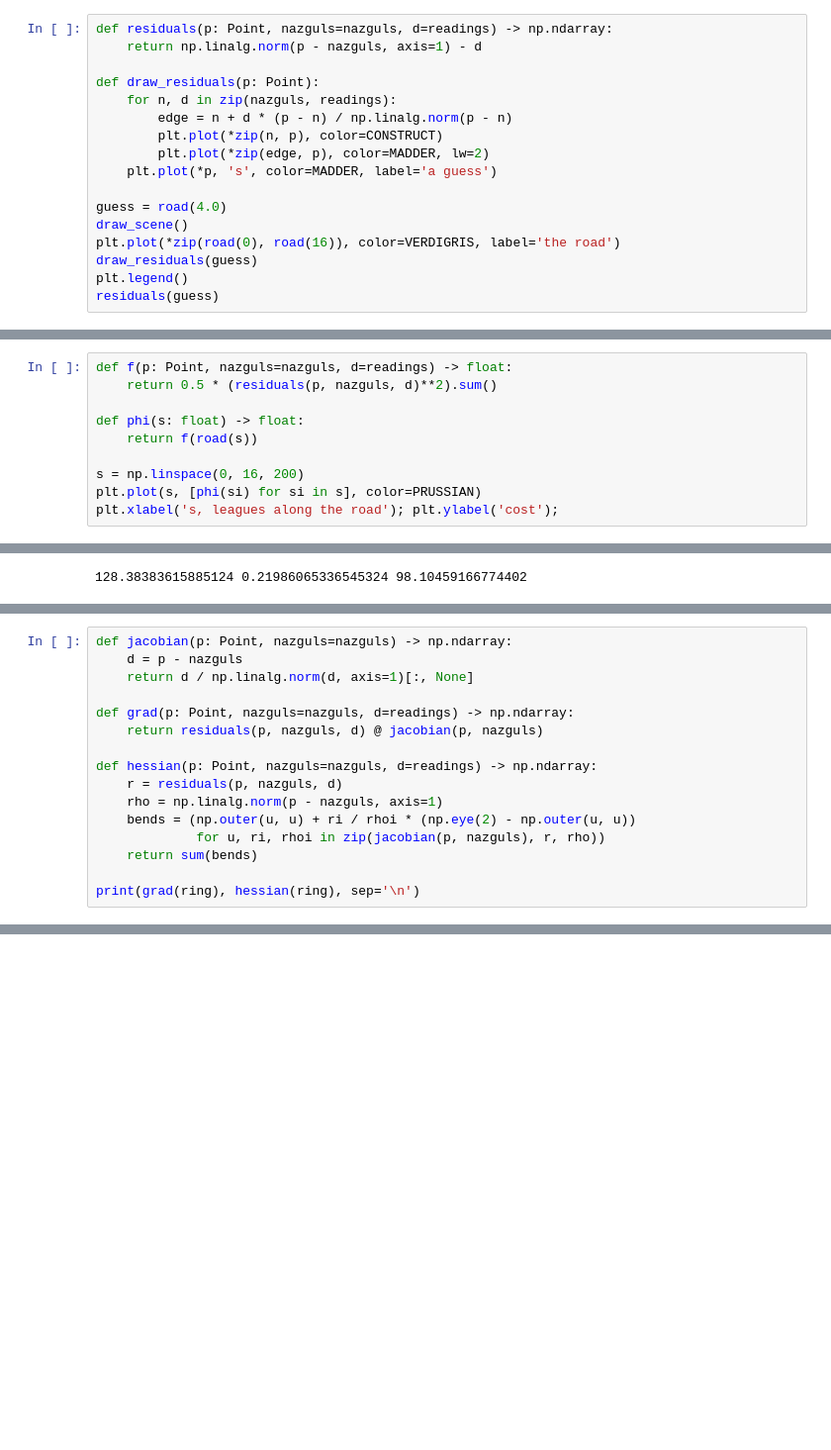
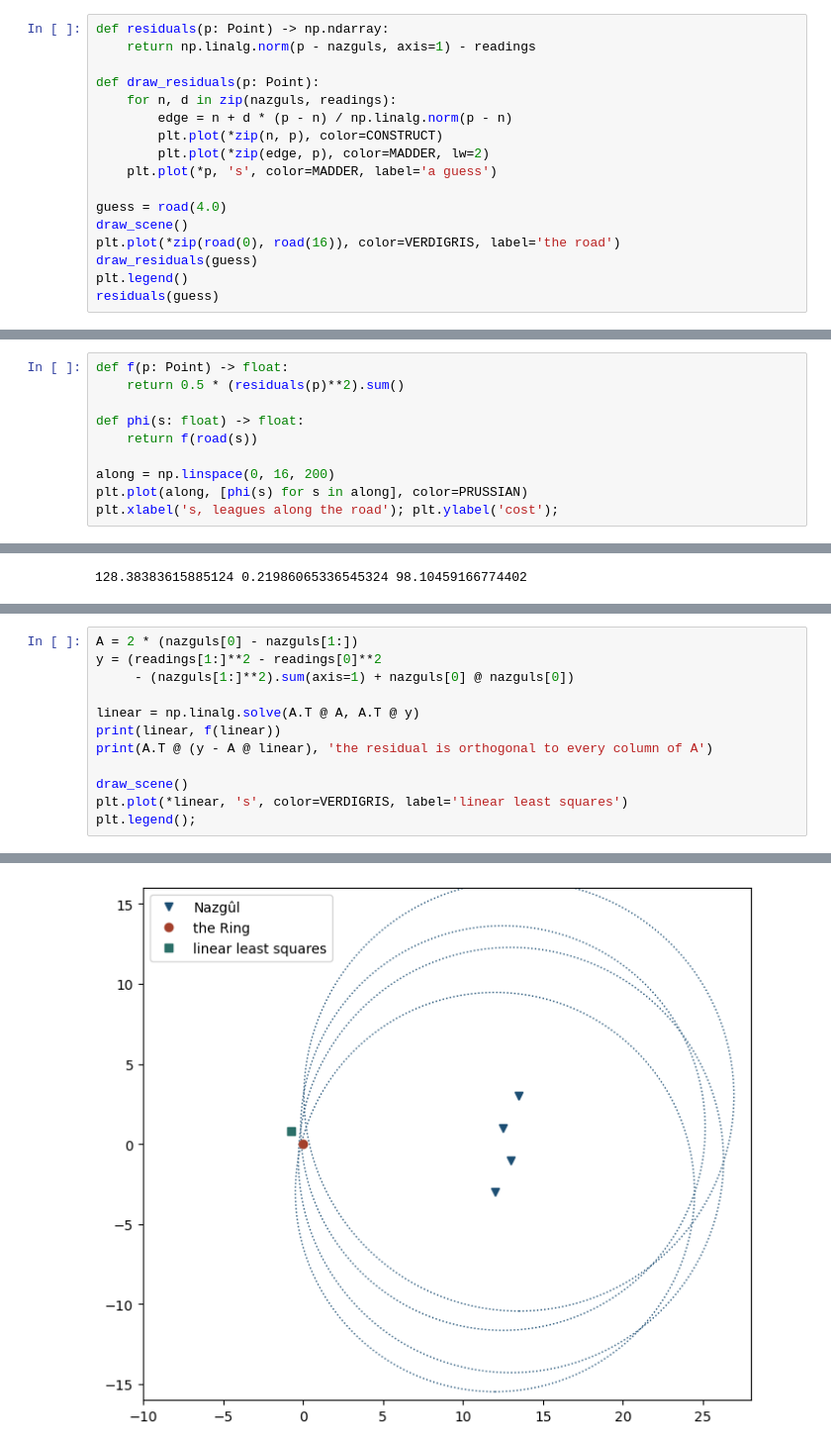
Before and after one commit to vidstige/cookie-talks, a Jupyter notebook: optimization/optimization.ipynb, the cells around one changed output, grey strips where cells are left out. Shown at 99% size. Drawn from its saved outputs; the diff is of its cells as text; blank space fills up the shorter version.

```diff
--- a/optimization/optimization.ipynb
+++ b/optimization/optimization.ipynb
@@ -75,8 +76,8 @@ $$r_i(p) = \lVert p - n_i \rVert - d_i$$
 where $n_i$ is where the Nazgûl stands and $d_i$ is its reading. In the figure,
 the residuals are the red gaps between a guess on the road and the circles.
 # %%
-def residuals(p: Point, nazguls=nazguls, d=readings) -> np.ndarray:
-    return np.linalg.norm(p - nazguls, axis=1) - d
+def residuals(p: Point) -> np.ndarray:
+    return np.linalg.norm(p - nazguls, axis=1) - readings
 
 def draw_residuals(p: Point):
     for n, d in zip(nazguls, readings):
@@ -105,14 +106,14 @@ Every optimization problem has this shape: an input that may be varied, and one
 number to make as small as possible. On the road the input is $s$, and the cost
 is $\phi(s) = f(\mathrm{road}(s))$.
 # %%
-def f(p: Point, nazguls=nazguls, d=readings) -> float:
-    return 0.5 * (residuals(p, nazguls, d)**2).sum()
+def f(p: Point) -> float:
+    return 0.5 * (residuals(p)**2).sum()
 
 def phi(s: float) -> float:
     return f(road(s))
 
-s = np.linspace(0, 16, 200)
-plt.plot(s, [phi(si) for si in s], color=PRUSSIAN)
+along = np.linspace(0, 16, 200)
+plt.plot(along, [phi(s) for s in along], color=PRUSSIAN)
 plt.xlabel('s, leagues along the road'); plt.ylabel('cost');
 # %% [output]
 [figure]
@@ -222,17 +234,13 @@ where $\rho_i = \lVert p - n_i \rVert$ is the distance from the guess to Nazgûl
 # %%
-def jacobian(p: Point, nazguls=nazguls) -> np.ndarray:
-    d = p - nazguls
-    return d / np.linalg.norm(d, axis=1)[:, None]
+A = 2 * (nazguls[0] - nazguls[1:])
+y = (readings[1:]**2 - readings[0]**2
+     - (nazguls[1:]**2).sum(axis=1) + nazguls[0] @ nazguls[0])
 
-def grad(p: Point, nazguls=nazguls, d=readings) -> np.ndarray:
-    return residuals(p, nazguls, d) @ jacobian(p, nazguls)
+linear = np.linalg.solve(A.T @ A, A.T @ y)
+print(linear, f(linear))
+print(A.T @ (y - A @ linear), 'the residual is orthogonal to every column of A')
 
-def hessian(p: Point, nazguls=nazguls, d=readings) -> np.ndarray:
-    r = residuals(p, nazguls, d)
-    rho = np.linalg.norm(p - nazguls, axis=1)
-    bends = (np.outer(u, u) + ri / rhoi * (np.eye(2) - np.outer(u, u))
-             for u, ri, rhoi in zip(jacobian(p, nazguls), r, rho))
-    return sum(bends)
-
-print(grad(ring), hessian(ring), sep='\n')
+draw_scene()
+plt.plot(*linear, 's', color=VERDIGRIS, label='linear least squares')
+plt.legend();
 # %% [output]
@@ -242 +249,2 @@ print(grad(ring), hessian(ring), sep='\n')
+[figure, added]
 # %% [markdown]
```
Also changed, not shown: parts of 49 cells of this notebook.
